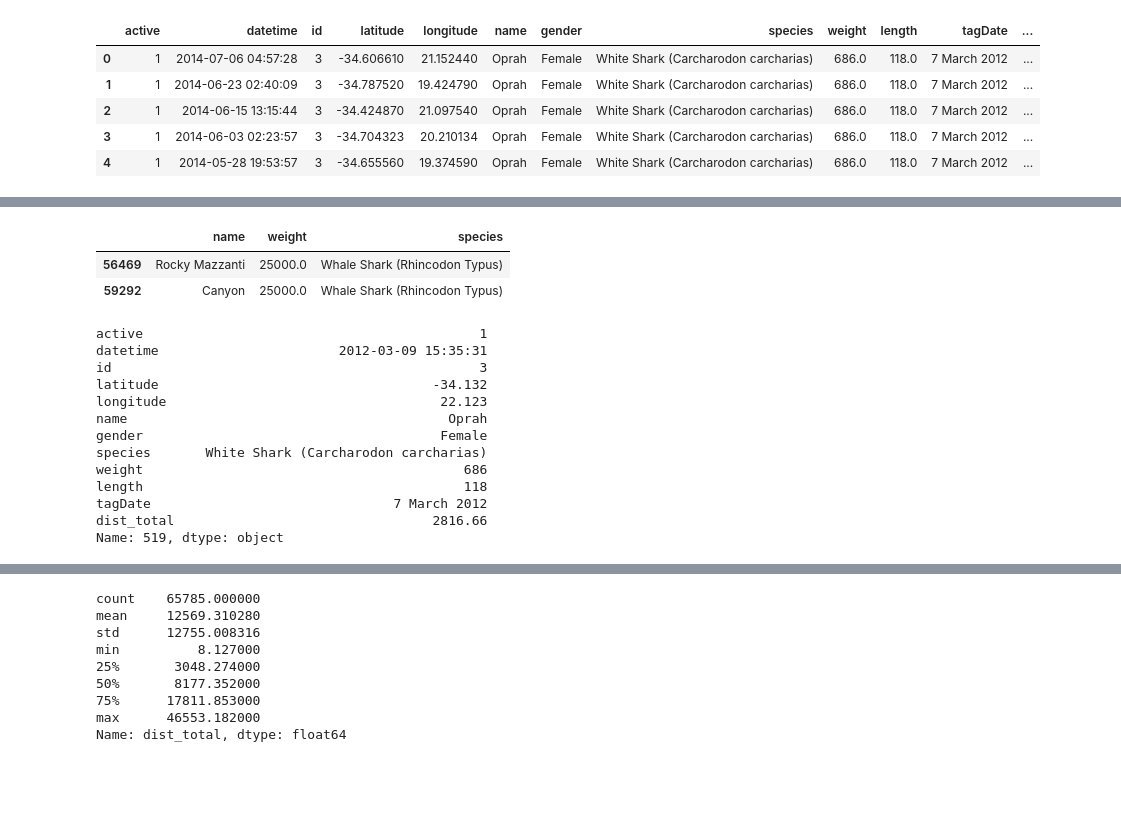
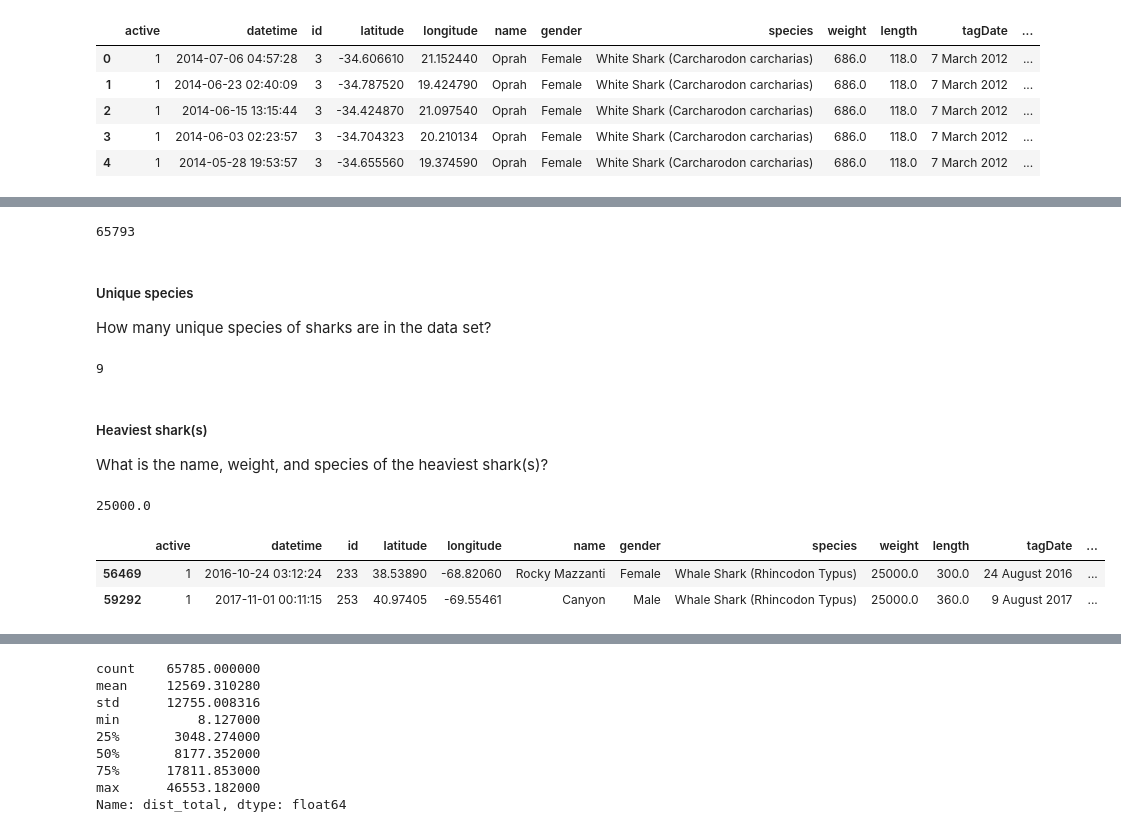
Before and after one commit to botwranglers/ocearch, a Jupyter notebook: solutions/Intermediate Challenge answers.ipynb, the cells around one changed output, grey strips where cells are left out. Saved outputs shown, nothing was run; the diff lists cells and outputs as text; code cells hidden in the pictures; blank space fills up the shorter version.

```diff
--- a/solutions/Intermediate Challenge answers.ipynb
+++ b/solutions/Intermediate Challenge answers.ipynb
@@ -62,6 +63,9 @@ def clean_length(value):
 df['weight'] = df.weight.apply(clean_weight)
 df['length'] = df.length.apply(clean_length)
 df['datetime'] = pd.to_datetime(df.datetime)
+
+numeric_cols = ['latitude', 'longitude', 'dist_total', 'weight', 'length']
+df[numeric_cols] = df[numeric_cols].apply(pd.to_numeric, axis=1)
 df.head()
 # %% [output]
 |  | active | datetime | id | latitude | longitude | name | gender | species | weight | length | tagDate | ... |
@@ -91,24 +91,26 @@ df.species.nunique()
+# %%
+len(df)
+# %% [output]
+65793
+# %% [markdown]
+##### Unique species
+How many unique species of sharks are in the data set?
+# %%
+df.species.nunique()
+# %% [output]
+9
+# %% [markdown]
+##### Heaviest shark(s)
+What is the name, weight, and species of the heaviest shark(s)?
+# %%
+max_weight = df.weight.max()
+max_weight
+# %% [output]
+25000.0
 # %%
-# heaviest shark(s)
-df[df.weight == df.weight.max()][['name', 'weight', 'species']].drop_duplicates('name')
+heavy_sharks = df[df.weight == df.weight.max()]
+heavy_sharks.drop_duplicates('name')
 # %% [output]
-|  | name | weight | species |
-| 56469 | Rocky Mazzanti | 25000.0 | Whale Shark (Rhincodon Typus) |
-| 59292 | Canyon | 25000.0 | Whale Shark (Rhincodon Typus) |
+|  | active | datetime | id | latitude | longitude | name | gender | species | weight | length | tagDate | ... |
+| 56469 | 1 | 2016-10-24 03:12:24 | 233 | 38.53890 | -68.82060 | Rocky Mazzanti | Female | Whale Shark (Rhincodon Typus) | 25000.0 | 300.0 | 24 August 2016 | ... |
+| 59292 | 1 | 2017-11-01 00:11:15 | 253 | 40.97405 | -69.55461 | Canyon | Male | Whale Shark (Rhincodon Typus) | 25000.0 | 360.0 | 9 August 2017 | ... |
-# %%
-# first ping
-df.sort_values('datetime').iloc[0]
-# %% [output]
-active                                           1
-datetime                       2012-03-09 15:35:31
-id                                               3
-latitude                                   -34.132
-longitude                                   22.123
-name                                         Oprah
-gender                                      Female
-species       White Shark (Carcharodon carcharias)
-weight                                         686
-length                                         118
-tagDate                               7 March 2012
-dist_total                                 2816.66
-Name: 519, dtype: object
```
Also changed, not shown: parts of 18 cells of this notebook, 5 other files.
